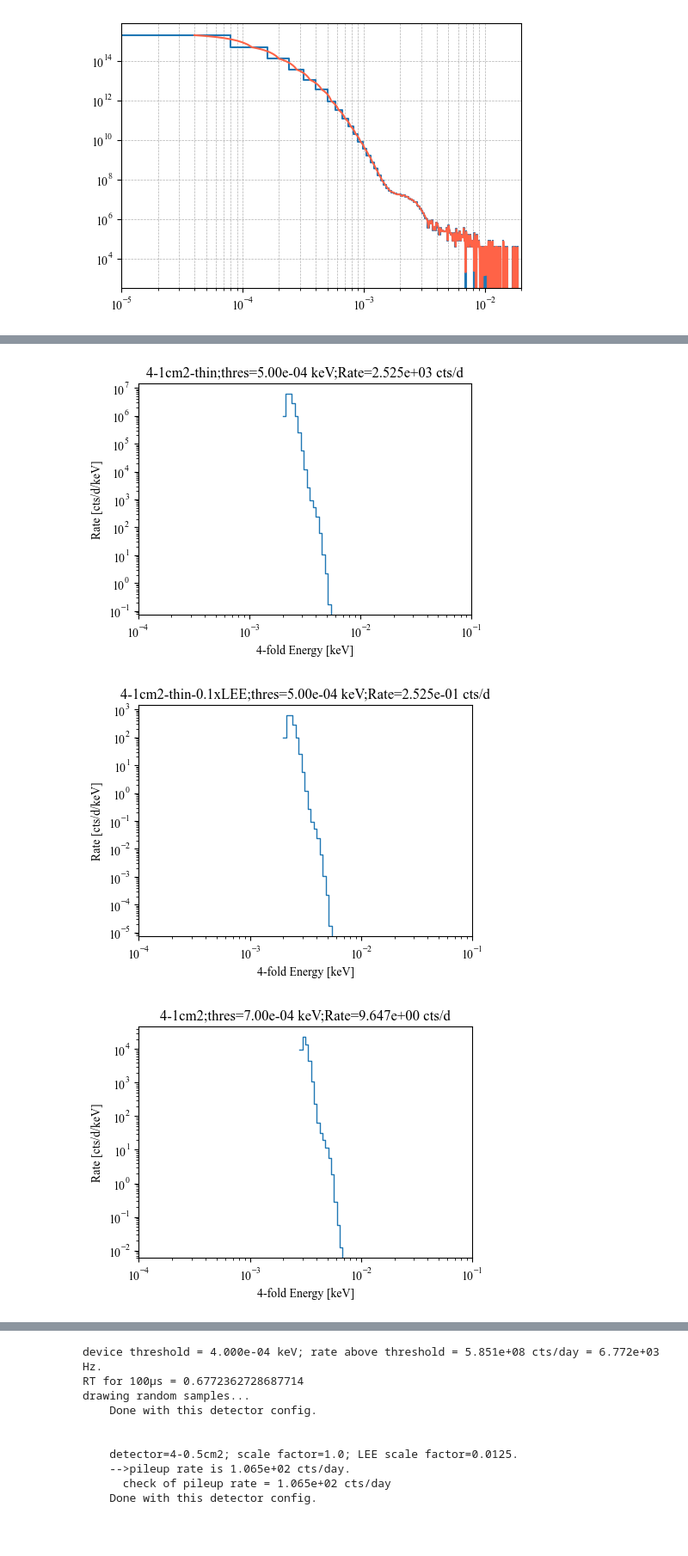
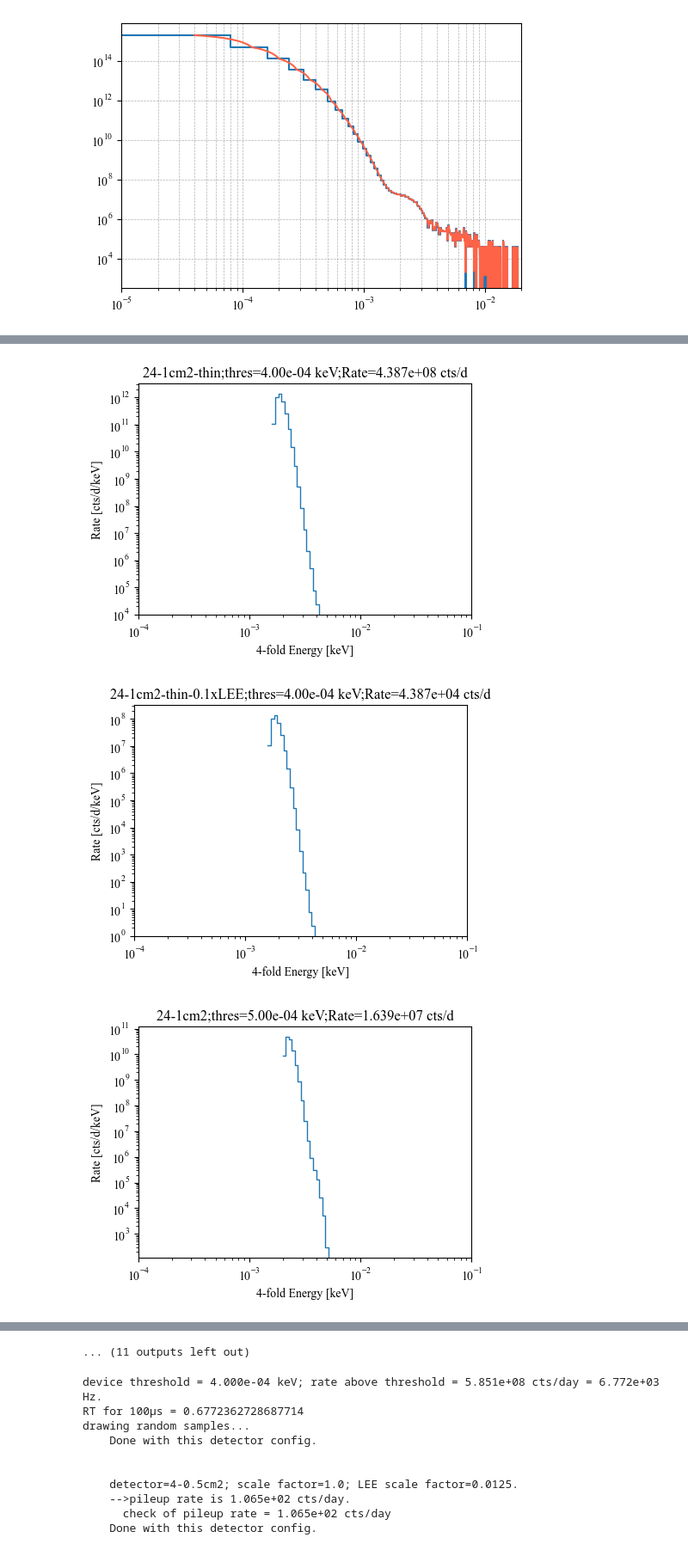
Before and after one commit to spice-herald/DarkLim, a Jupyter notebook: examples/generate_Run57_templates.ipynb, the cells around one changed output, grey strips where cells are left out. Shown at 86% size. Cells and saved outputs as stored; diff of their text form; code cells hidden in the pictures.

```diff
--- a/examples/generate_Run57_templates.ipynb
+++ b/examples/generate_Run57_templates.ipynb
@@ -121,10 +121,12 @@ frac_cut = 0.125 # min fraction of total energy/sensor for partition requirement
 
 #per_device_thresholds = np.arange(0.2,1.2,0.2) * 1e-3 # keV
 #per_device_thresholds = np.arange(0.4,1.2,0.2) * 1e-3 # keV
-per_device_thresholds = np.arange(0.5,1.1,0.2) * 1e-3 # keV
+per_device_thresholds = np.arange(0.4,1.1,0.1) * 1e-3 # keV
 rates_above_threshold = np.asarray([ pdf_integral(lee_func,thres,100e-3,10000) for thres in per_device_thresholds ])
 
-detectors = ['4-1cm2','4-1cm2-thin','4-1cm2-thin-0.1xLEE']   #'4-0.5cm2']#,'16-0.5cm2','24-0.5cm2']
+#detectors = ['4-1cm2','4-1cm2-thin','4-1cm2-thin-0.1xLEE']   #'4-0.5cm2']#,'16-0.5cm2','24-0.5cm2']
+
+detectors = ['24-1cm2','24-1cm2-thin','24-1cm2-thin-0.1xLEE']
 
 #detectors = ['4-1cm2-thin','4-1cm2-thin-0.1xLEE']
 
@@ -200,38 +203,47 @@ for i,per_device_threshold in enumerate(per_device_thresholds):
 
         scale_factor = 1
         lee_scale_factor = 1
-        T0 = 186e-6 # coincidence window scale, seconds
+        #T0 = 186e-6 # coincidence window scale, seconds - Used for CDR
+        T0 = 50*1e-3*1e-6 # coincidence window scale; units are keV*seconds
         energy_res = 0.2e-3 # energy resolution, keV
         if detector=='4-1cm2':
             scale_factor = 1
             lee_scale_factor = 1
             energy_res = 0.2e-3
-            T0 = 186e-6
         if detector=='4-1cm2-thin': # thinner, only 2x LEE improvement from volume scaling
             scale_factor = 1
             lee_scale_factor = 1/2
             energy_res = 0.02e-3
-            T0 = 186e-6
         if detector=='4-1cm2-thin-0.1xLEE': # thinner & 10x R&D improvement
             scale_factor = 1
             lee_scale_factor = 0.1/2
             energy_res = 0.02e-3
-            T0 = 186e-6
-        if detector=='4-0.5cm2':
-            scale_factor = 1
-            lee_scale_factor = 0.1/8
+
+        # larger He volume versions:
+        if detector=='24-1cm2':
+            scale_factor = 13
+            lee_scale_factor = 1
+            energy_res = 0.2e-3
+        if detector=='24-1cm2-thin':
+            scale_factor = 13
+            lee_scale_factor = 1/2
             energy_res = 0.02e-3
-            T0 = 186e-6
-        if detector=='16-0.5cm2':
-            scale_factor = 9
-            lee_scale_factor = 0.1/8
+        if detector=='24-1cm2-thin-0.1xLEE':
+            scale_factor = 13
+            lee_scale_factor = 0.1/2
             energy_res = 0.02e-3
-            T0 = 186e-6
-        if detector=='24-0.5cm2':
-            scale_factor = 13
-            lee_scale_factor = 0.1/8
-            energy_res = 0.02e-3
-            T0 = 186e-6
+        #if detector=='4-0.5cm2':
+        #    scale_factor = 1
+        #    lee_scale_factor = 0.1/8
+        #    energy_res = 0.02e-3
+        #if detector=='16-0.5cm2':
+        #    scale_factor = 9
+        #    lee_scale_factor = 0.1/8
+        #    energy_res = 0.02e-3
+        #if detector=='24-0.5cm2':
+        #    scale_factor = 13
+        #    lee_scale_factor = 0.1/8
+        #    energy_res = 0.02e-3
 
         # -- i think the below is incorrect, hence commenting out
         #if use_partition_cut: # additional bkg supression for partition... check this is proper implementation
@@ -240,12 +252,22 @@ for i,per_device_threshold in enumerate(per_device_thresholds):
         print('')
         print('    detector={:s}; scale factor={:.1f}; LEE scale factor={:0.4f}; energy res={:0.3}eV'.format(detector,scale_factor,lee_scale_factor,1000*energy_res))
 
+        # the below window calc used for CDR -- not quite right
         # calculate coincidence window and evt weights - depends on detector config
-        summed_n = (1/energy_res)*np.sqrt( raw_evts[0,:]**2+raw_evts[1,:]**2+raw_evts[2,:]**2+raw_evts[3,:]**2 )
+        #summed_n = (1/energy_res)*np.sqrt( raw_evts[0,:]**2+raw_evts[1,:]**2+raw_evts[2,:]**2+raw_evts[3,:]**2 )
+        #if fix_windows:
+        #    windows = np.full_like(summed_n,100e-6) # diagnostic
+        #else:
+        #    windows = T0/np.sqrt(summed_n)
+
+        # now using T0/Emax
+        max_energies = np.max(raw_evts,axis=0)
         if fix_windows:
-            windows = np.full_like(summed_n,100e-6) # diagnostic
+            windows = np.full_like(max_energies,100e-6) # diagnostic
         else:
-            windows = T0/np.sqrt(summed_n)
+            windows = T0/max_energies
+
+        print('    avg coincidence window = {:0.1f} µs'.format( np.mean(windows[thres_cut])/1e-6 ))
 
         pile_up_rates = scale_factor * 3600*24 * pile_up_rate_4fold(lee_scale_factor * rate/24/3600,windows) # array
         evt_weights = (1/len(windows)) * pile_up_rates
@@ -342,3 +364,3 @@ Done with all thresholds.
-[figure, old version]
+[figure, new version]
-[figure, old version]
+[figure, new version]
-[figure, old version]
+[figure, new version]
@@ -353,3 +373,4 @@ Done with all thresholds.
+... (11 outputs left out)
 # %%
 # FIXED WINDOW TEMPLATES
 
```
Also changed, not shown: parts of 3 cells of this notebook, 6 other files.
